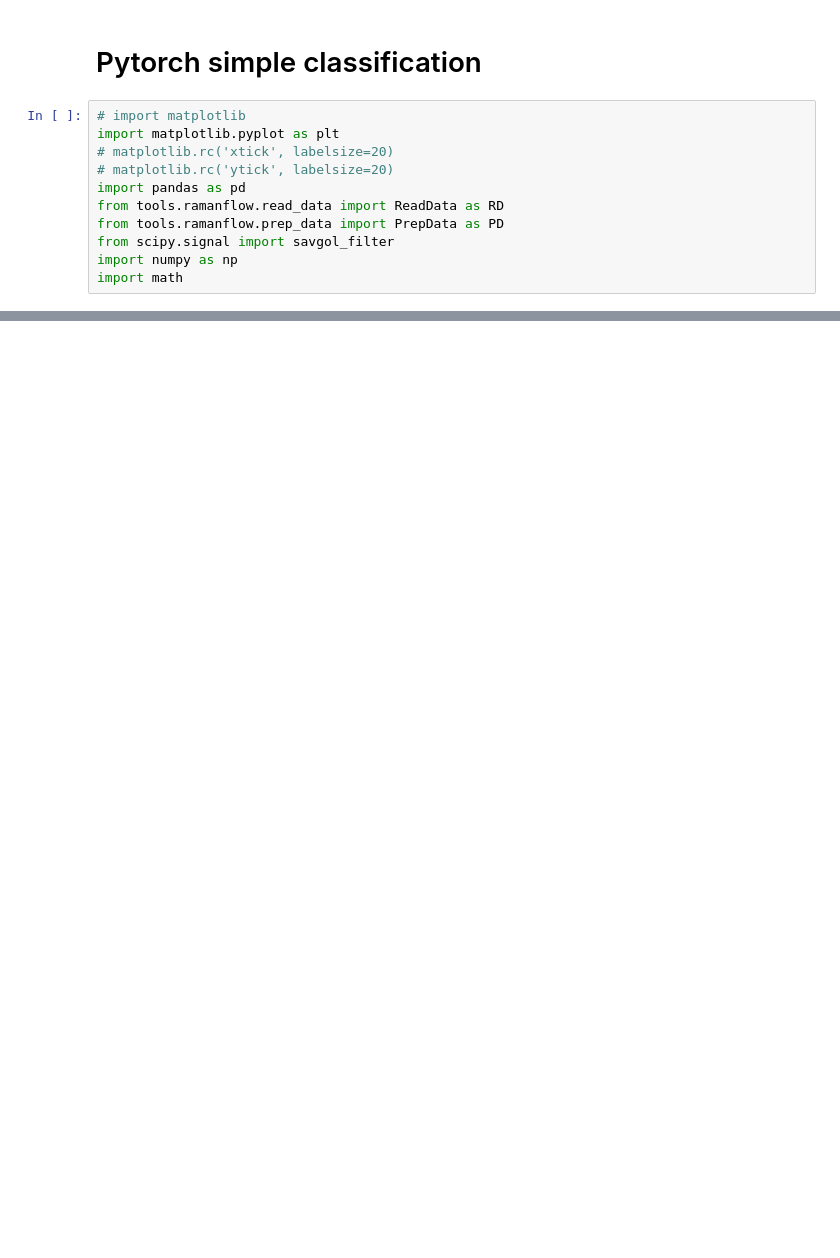
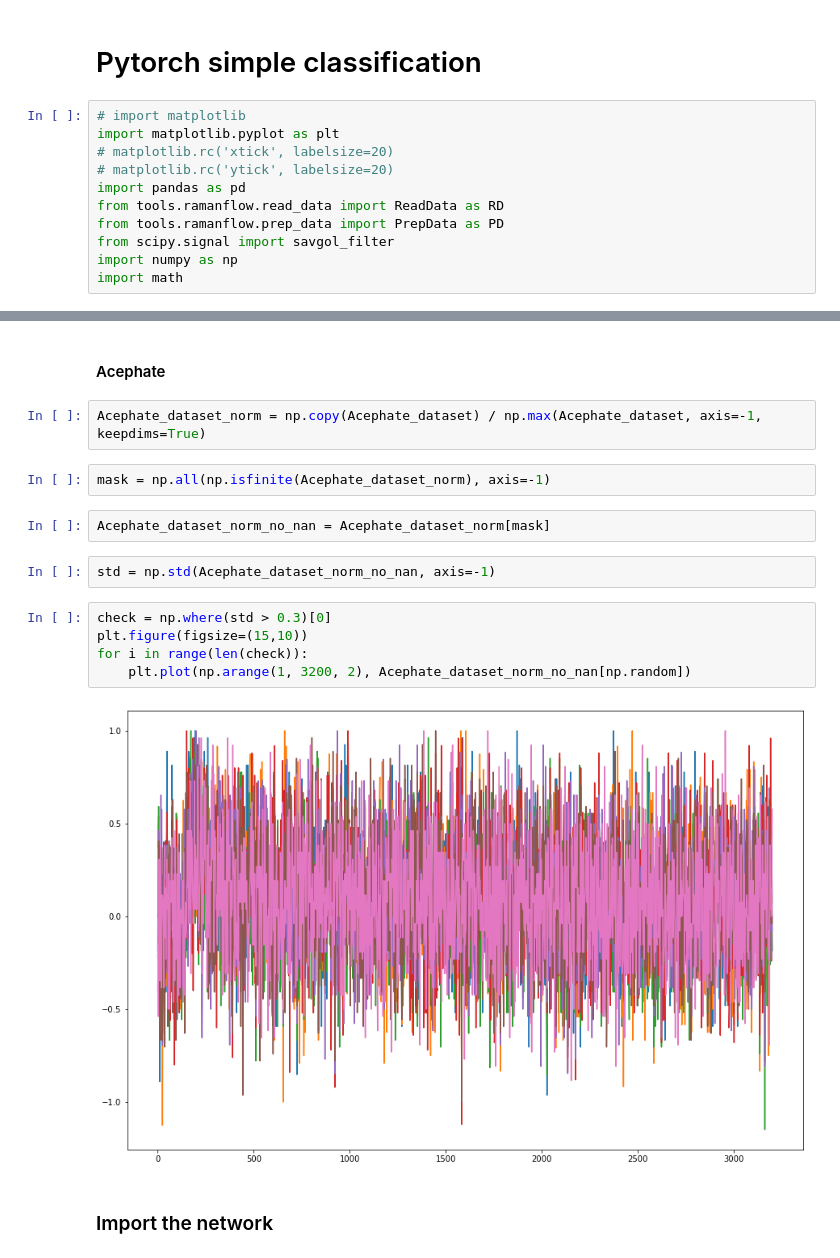
Before and after one commit to anva-kn/Raman, a Jupyter notebook: Raman_pytorch_simple_classification.ipynb, the cells around one changed output, grey strips where cells are left out. Drawn from its saved outputs; the diff is of its cells as text; blank space fills up the shorter version.

```diff
--- a/Raman_pytorch_simple_classification.ipynb
+++ b/Raman_pytorch_simple_classification.ipynb
@@ -40,0 +52,19 @@ plt.show()
+# %% [markdown]
+#### Acephate
+# %%
+Acephate_dataset_norm = np.copy(Acephate_dataset) / np.max(Acephate_dataset, axis=-1, keepdims=True)
+# %%
+mask = np.all(np.isfinite(Acephate_dataset_norm), axis=-1)
+# %%
+Acephate_dataset_norm_no_nan = Acephate_dataset_norm[mask]
+# %%
+std = np.std(Acephate_dataset_norm_no_nan, axis=-1)
+# %%
+check = np.where(std > 0.3)[0]
+plt.figure(figsize=(15,10))
+for i in range(len(check)):
+    plt.plot(np.arange(1, 3200, 2), Acephate_dataset_norm_no_nan[np.random])
+# %% [output]
+[figure, added]
+# %% [markdown]
+### Import the network
```
Also changed, not shown: parts of 20 cells of this notebook, 1 other file.
